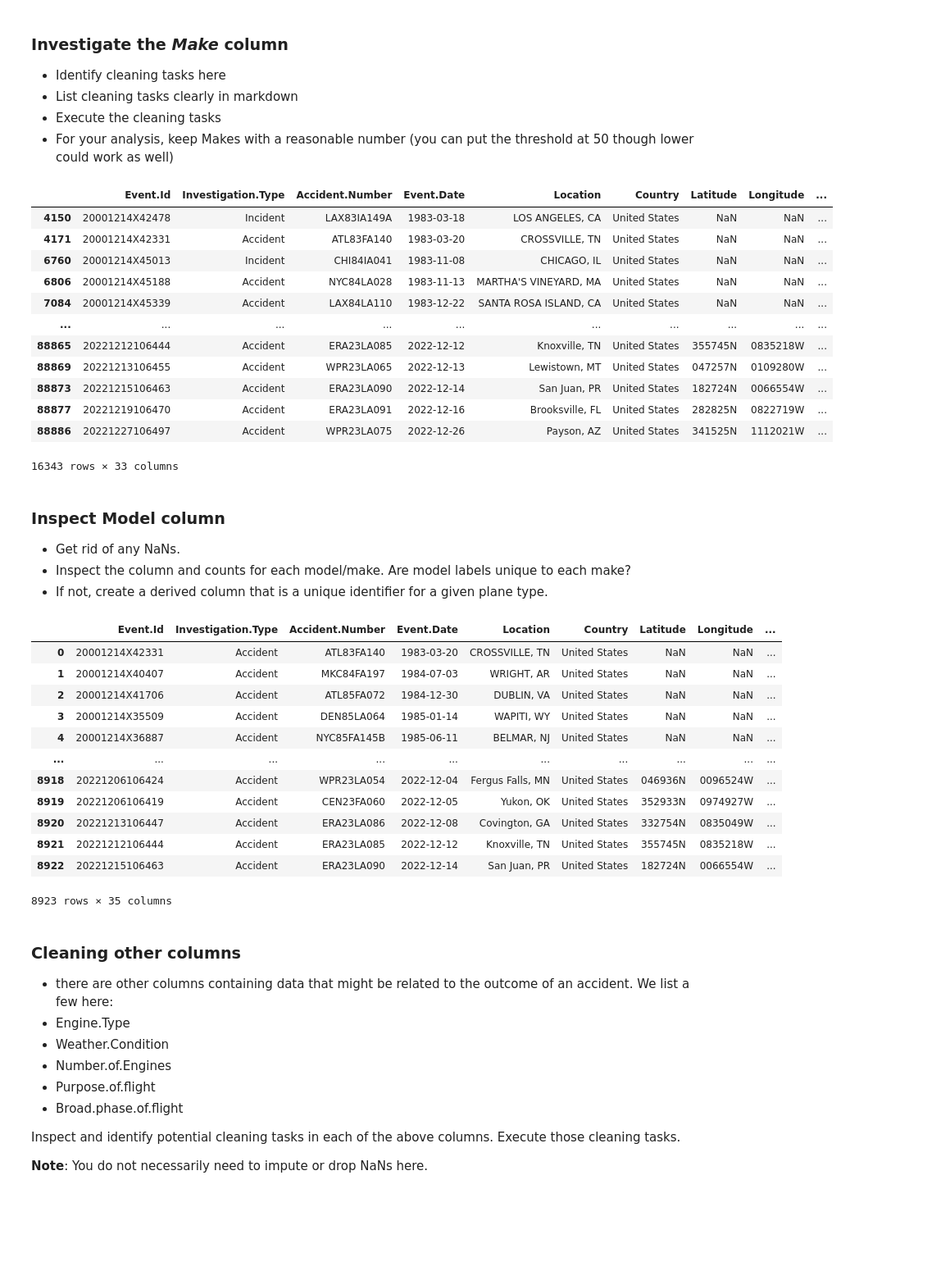
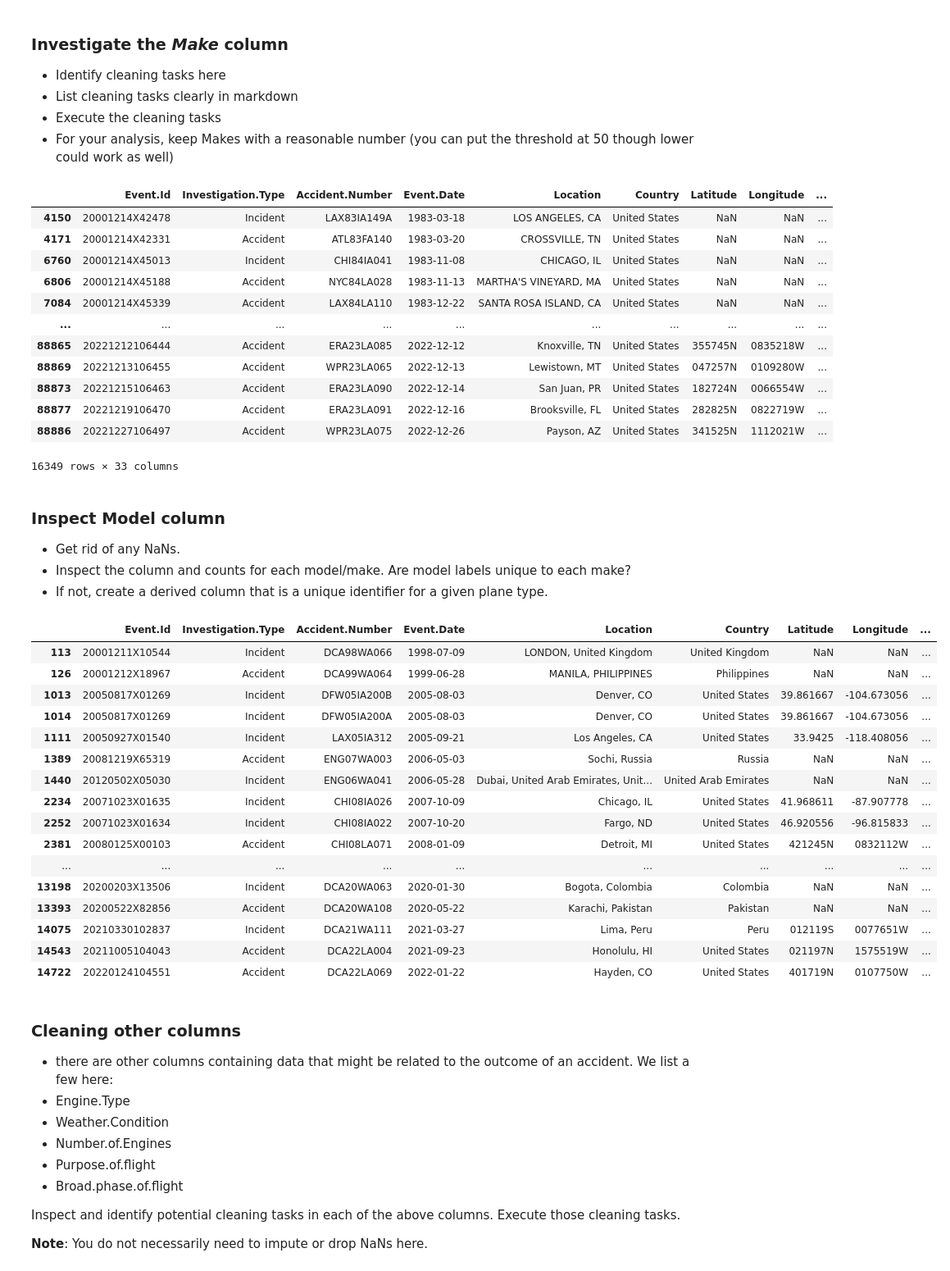
Before and after one commit to matter452/dsc-course0-m8-lab, a Jupyter notebook: Aviation_Accidents_Cleaning.ipynb, the cells around one changed output. Shown at 82% size. Saved outputs shown, nothing was run; the diff lists cells and outputs as text; code cells hidden in the pictures; blank space fills up the shorter version.

Commit message:
Modified threshold for valid accidents from 30 to 2. This will let someone filter for statistically relevant number of crashes independantly.

```diff
--- a/Aviation_Accidents_Cleaning.ipynb
+++ b/Aviation_Accidents_Cleaning.ipynb
@@ -180,25 +180,23 @@ df
 - Execute the cleaning tasks
 - For your analysis, keep Makes with a reasonable number (you can put the threshold at 50 though lower could work as well)
 # %%
-make_map = {
-    "Airbus Industrie": "Airbus",
-    "The Boeing Company": "Boeing",
-    "Boeing Co": "Boeing",
-    "Mc Donnell Douglas": "McDonnell Douglas",
-    "Mcdonnell Douglas": "McDonnell Douglas"
-}
-df["Make"] = df["Make"].astype(str).str.strip()
+df["Make"] = df["Make"].astype(str).str.strip().str.upper()
 df["Make"] = df["Make"].replace(make_map)
 
-df["Model"] = df["Model"].astype(str).str.strip().str.upper()
-df["Make"] = df["Make"].astype(str).str.upper()
+make_map = {
+    "AIRBUS INDUSTRIE": "AIRBUS",
+    "THE BOEING COMPANY": "BOEING",
+    "BOEING CO": "BOEING",
+    "MC DONNELL DOUGLAS": "MCDONNELL DOUGLAS",
+    "MCDONNEL DOUGLAS": "MCDONNEL DOUGLAS"
+}
+
 df = df[df["Make"].notna()]
 df = df[df["Make"] != ""]
 df = df[df["Make"] != "Nan"]
 df = df.copy()
 
 
-
 df = df[df.groupby("Make")["Make"].transform("size") >= 50]
 
 df
@@ -215,7 +213,7 @@ df
 | 88873 | 20221215106463 | Accident | ERA23LA090 | 2022-12-14 | San Juan, PR | United States | 182724N | 0066554W | ... |
 | 88877 | 20221219106470 | Accident | ERA23LA091 | 2022-12-16 | Brooksville, FL | United States | 282825N | 0822719W | ... |
 | 88886 | 20221227106497 | Accident | WPR23LA075 | 2022-12-26 | Payson, AZ | United States | 341525N | 1112021W | ... |
-16343 rows × 33 columns
+16349 rows × 33 columns
 # %% [markdown]
 ### Inspect Model column
 - Get rid of any NaNs.
@@ -224,52 +222,54 @@ df
 # %%
 df["Model"] = (df["Model"].astype(str).str.strip().str.upper())
 
 df = df[df["Model"].notna()]
 df = df[df["Model"] != ""]
 df = df[df["Model"] != "NAN"]
 
 df = df.copy()
 
-df.insert(10, "Make.and.Model", df["Make"] + " " + df["Model"])
+df["Make.and.Model"] = (df["Make"] + " " + df["Model"])
 
 make_and_model_counts = df["Make.and.Model"].value_counts()
-valid_make_and_model = make_and_model_counts[make_and_model_counts >= 30].index
+valid_make_and_model = make_and_model_counts[make_and_model_counts >= 2].index
 df = df[df["Make.and.Model"].isin(valid_make_and_model)].copy()
 
 capacity_lookup = (
     df.groupby("Make.and.Model")["Total.Occupants"]
       .max()
       .reset_index()
 )
 
 capacity_lookup["Aircraft.Size"] = np.where(
     capacity_lookup["Total.Occupants"] > 20,
     "Large",
     "Small"
 )
 
 df = df.merge(
     capacity_lookup[["Make.and.Model", "Aircraft.Size"]],
     on="Make.and.Model",
     how="left"
 )
-df.groupby("Make.and.Model")["Aircraft.Size"].nunique().value_counts()
+df
+# %% [output]
+|  | Event.Id | Investigation.Type | Accident.Number | Event.Date | Location | Country | Latitude | Longitude | ... |
+| 113 | 20001211X10544 | Incident | DCA98WA066 | 1998-07-09 | LONDON, United Kingdom | United Kingdom | NaN | NaN | ... |
+| 126 | 20001212X18967 | Accident | DCA99WA064 | 1999-06-28 | MANILA, PHILIPPINES | Philippines | NaN | NaN | ... |
+| 1013 | 20050817X01269 | Incident | DFW05IA200B | 2005-08-03 | Denver, CO | United States | 39.861667 | -104.673056 | ... |
+| 1014 | 20050817X01269 | Incident | DFW05IA200A | 2005-08-03 | Denver, CO | United States | 39.861667 | -104.673056 | ... |
+| 1111 | 20050927X01540 | Incident | LAX05IA312 | 2005-09-21 | Los Angeles, CA | United States | 33.9425 | -118.408056 | ... |
+| 1389 | 20081219X65319 | Accident | ENG07WA003 | 2006-05-03 | Sochi, Russia | Russia | NaN | NaN | ... |
+| 1440 | 20120502X05030 | Incident | ENG06WA041 | 2006-05-28 | Dubai, United Arab Emirates, Unit... | United Arab Emirates | NaN | NaN | ... |
+| 2234 | 20071023X01635 | Incident | CHI08IA026 | 2007-10-09 | Chicago, IL | United States | 41.968611 | -87.907778 | ... |
+| 2252 | 20071023X01634 | Incident | CHI08IA022 | 2007-10-20 | Fargo, ND | United States | 46.920556 | -96.815833 | ... |
+| 2381 | 20080125X00103 | Accident | CHI08LA071 | 2008-01-09 | Detroit, MI | United States | 421245N | 0832112W | ... |
+| ... | ... | ... | ... | ... | ... | ... | ... | ... | ... |
+| 13198 | 20200203X13506 | Incident | DCA20WA063 | 2020-01-30 | Bogota, Colombia | Colombia | NaN | NaN | ... |
+| 13393 | 20200522X82856 | Accident | DCA20WA108 | 2020-05-22 | Karachi, Pakistan | Pakistan | NaN | NaN | ... |
+| 14075 | 20210330102837 | Incident | DCA21WA111 | 2021-03-27 | Lima, Peru | Peru | 012119S | 0077651W | ... |
+| 14543 | 20211005104043 | Accident | DCA22LA004 | 2021-09-23 | Honolulu, HI | United States | 021197N | 1575519W | ... |
+| 14722 | 20220124104551 | Accident | DCA22LA069 | 2022-01-22 | Hayden, CO | United States | 401719N | 0107750W | ... |
-# %%
-df
-# %% [output]
-|  | Event.Id | Investigation.Type | Accident.Number | Event.Date | Location | Country | Latitude | Longitude | ... |
-| 0 | 20001214X42331 | Accident | ATL83FA140 | 1983-03-20 | CROSSVILLE, TN | United States | NaN | NaN | ... |
-| 1 | 20001214X40407 | Accident | MKC84FA197 | 1984-07-03 | WRIGHT, AR | United States | NaN | NaN | ... |
-| 2 | 20001214X41706 | Accident | ATL85FA072 | 1984-12-30 | DUBLIN, VA | United States | NaN | NaN | ... |
-| 3 | 20001214X35509 | Accident | DEN85LA064 | 1985-01-14 | WAPITI, WY | United States | NaN | NaN | ... |
-| 4 | 20001214X36887 | Accident | NYC85FA145B | 1985-06-11 | BELMAR, NJ | United States | NaN | NaN | ... |
-| ... | ... | ... | ... | ... | ... | ... | ... | ... | ... |
-| 8918 | 20221206106424 | Accident | WPR23LA054 | 2022-12-04 | Fergus Falls, MN | United States | 046936N | 0096524W | ... |
-| 8919 | 20221206106419 | Accident | CEN23FA060 | 2022-12-05 | Yukon, OK | United States | 352933N | 0974927W | ... |
-| 8920 | 20221213106447 | Accident | ERA23LA086 | 2022-12-08 | Covington, GA | United States | 332754N | 0835049W | ... |
-| 8921 | 20221212106444 | Accident | ERA23LA085 | 2022-12-12 | Knoxville, TN | United States | 355745N | 0835218W | ... |
-| 8922 | 20221215106463 | Accident | ERA23LA090 | 2022-12-14 | San Juan, PR | United States | 182724N | 0066554W | ... |
-8923 rows × 35 columns
 # %% [markdown]
 ### Cleaning other columns
 - there are other columns containing data that might be related to the outcome of an accident. We list a few here:
```
Also changed, not shown: parts of 2 cells of this notebook, 1 other file.
